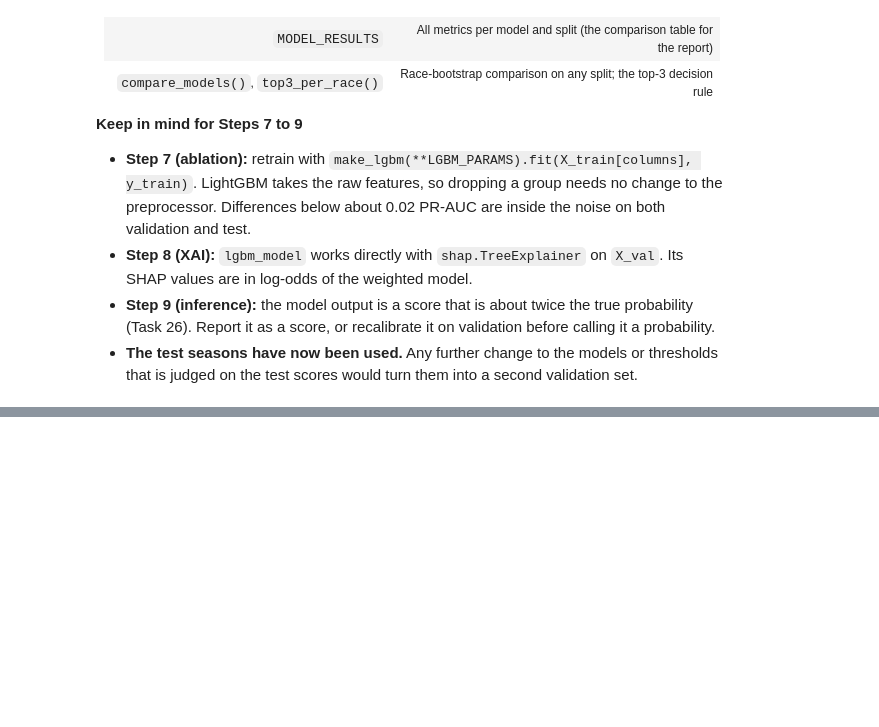
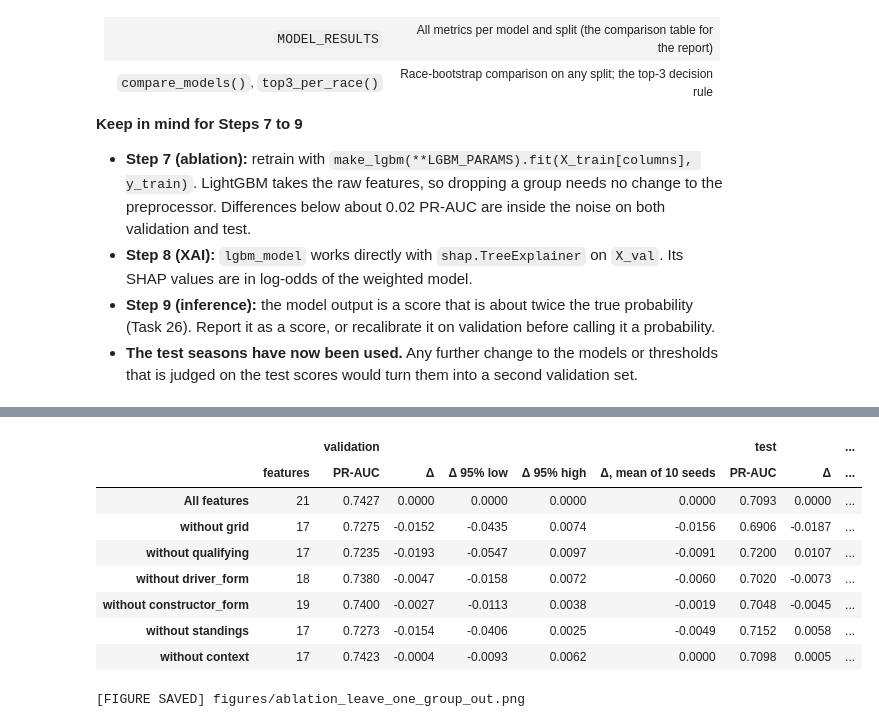
Before and after one commit to Abdel-RahmanIII/Formula-1, a Jupyter notebook: formula-1.ipynb, the cells around one changed output, grey strips where cells are left out. Drawn from its saved outputs; the diff is of its cells as text; code cells hidden in the pictures; blank space fills up the shorter version.

```diff
--- a/formula-1.ipynb
+++ b/formula-1.ipynb
@@ -3400,0 +3509,27 @@ The untuned logistic regression is level with the forest and LightGBM and slight
+# %%
+# Task 30.1: retrain without one feature group at a time
+group_ablation = ablation_table({f"without {group}": all_but(cols) for group, cols in FEATURE_GROUPS.items()})
+display(group_ablation.round(4))
+# %% [output]
+|  |  | validation |  |  |  |  | test |  | ... |
+|  | features | PR-AUC | Δ | Δ 95% low | Δ 95% high | Δ, mean of 10 seeds | PR-AUC | Δ | ... |
+| All features | 21 | 0.7427 | 0.0000 | 0.0000 | 0.0000 | 0.0000 | 0.7093 | 0.0000 | ... |
+| without grid | 17 | 0.7275 | -0.0152 | -0.0435 | 0.0074 | -0.0156 | 0.6906 | -0.0187 | ... |
+| without qualifying | 17 | 0.7235 | -0.0193 | -0.0547 | 0.0097 | -0.0091 | 0.7200 | 0.0107 | ... |
+| without driver_form | 18 | 0.7380 | -0.0047 | -0.0158 | 0.0072 | -0.0060 | 0.7020 | -0.0073 | ... |
+| without constructor_form | 19 | 0.7400 | -0.0027 | -0.0113 | 0.0038 | -0.0019 | 0.7048 | -0.0045 | ... |
+| without standings | 17 | 0.7273 | -0.0154 | -0.0406 | 0.0025 | -0.0049 | 0.7152 | 0.0058 | ... |
+| without context | 17 | 0.7423 | -0.0004 | -0.0093 | 0.0062 | 0.0000 | 0.7098 | 0.0005 | ... |
+# %%
+# Task 30.2: the change in PR-AUC when a group is removed
+group_rows = group_ablation.drop(index=ALL_FEATURES).sort_values(("validation", "Δ")).index.tolist()
+fig, ax = plt.subplots(figsize=(11, 6))
+plot_delta_bars(ax, group_ablation, group_rows, [f"{row.removeprefix('without ')} ({len(FEATURE_COLUMNS) - group_ablation.loc[row, ('', 'features')]})"
+                                                 for row in group_rows])
+ax.set(title=f"Leave One Feature Group Out: Change in {LGBM} PR-AUC", xlabel="PR-AUC without the group − PR-AUC with all features (95% interval)",
+       ylabel="Removed group (number of features)")
+ax.legend(title="Seasons", loc="lower left")
+save_fig("ablation_leave_one_group_out")
+plt.show()
+# %% [output]
+[FIGURE SAVED] figures/ablation_leave_one_group_out.png
```
Also changed, not shown: parts of 33 cells of this notebook, 11 other files.
